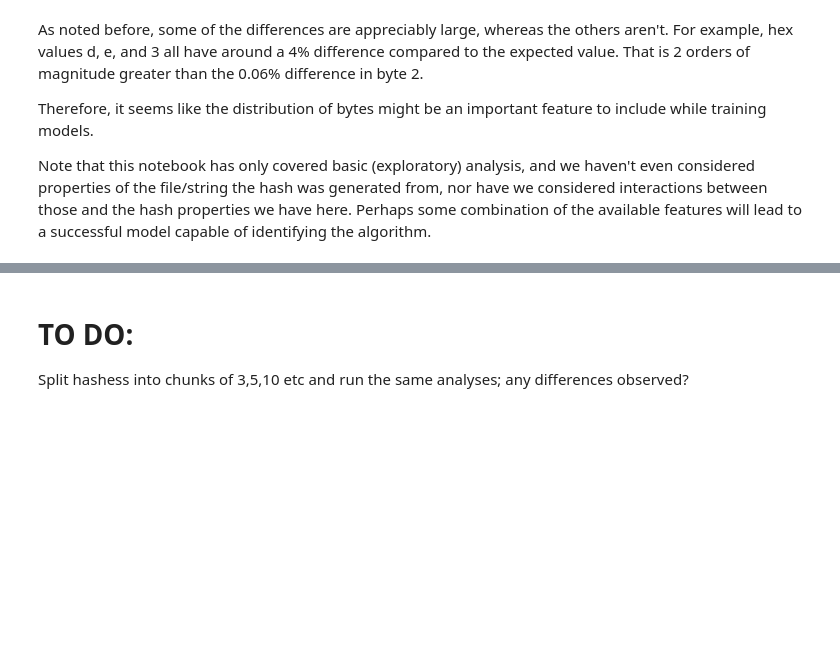
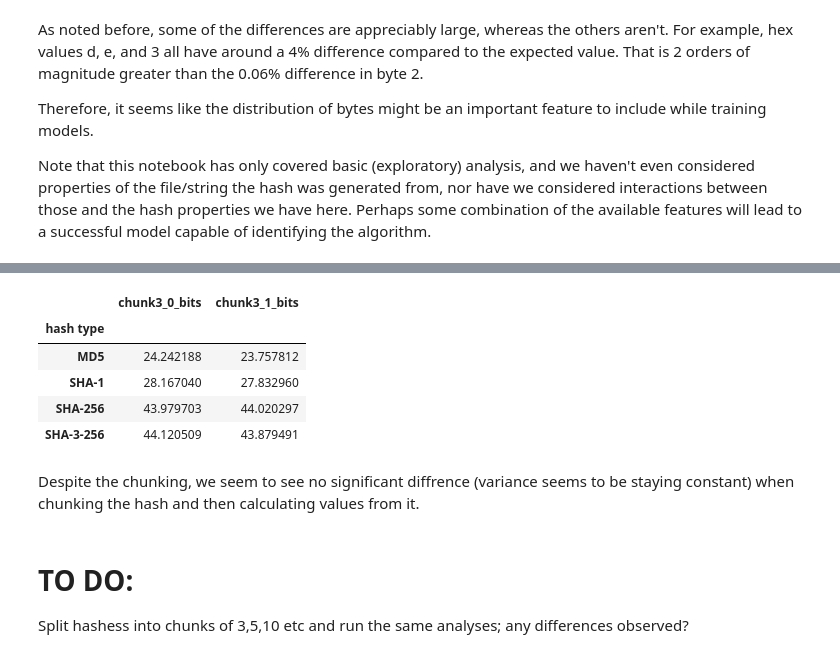
Before and after one commit to John-Blodgett/CSC466-Project, a Jupyter notebook: Exploratory_Analysis.ipynb, the cells around one changed output, grey strips where cells are left out. Saved outputs shown, nothing was run; the diff lists cells and outputs as text; code cells hidden in the pictures; blank space fills up the shorter version.

```diff
--- a/Exploratory_Analysis.ipynb
+++ b/Exploratory_Analysis.ipynb
@@ -220,3 +307,14 @@ Note that this notebook has only covered basic (exploratory) analysis, and we ha
+# %%
+df_chunk.groupby('hash type').mean()[['chunk3_0_bits', 'chunk3_1_bits']]
+# %% [output]
+|  | chunk3_0_bits | chunk3_1_bits |
+| hash type |  |  |
+| MD5 | 24.242188 | 23.757812 |
+| SHA-1 | 28.167040 | 27.832960 |
+| SHA-256 | 43.979703 | 44.020297 |
+| SHA-3-256 | 44.120509 | 43.879491 |
+# %% [markdown]
+Despite the chunking, we seem to see no significant diffrence (variance seems to be staying constant) when chunking the hash and then calculating values from it.
 # %% [markdown]
 # TO DO:
 Split hashess into chunks of 3,5,10 etc and run the same analyses; any differences observed?
```
Also changed, not shown: parts of 4 cells of this notebook.
